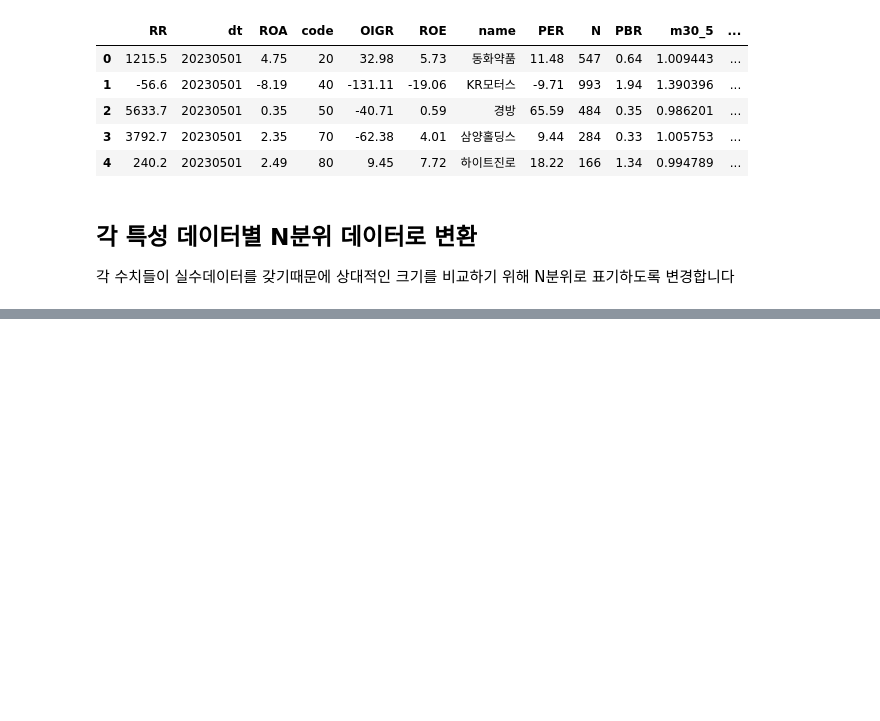
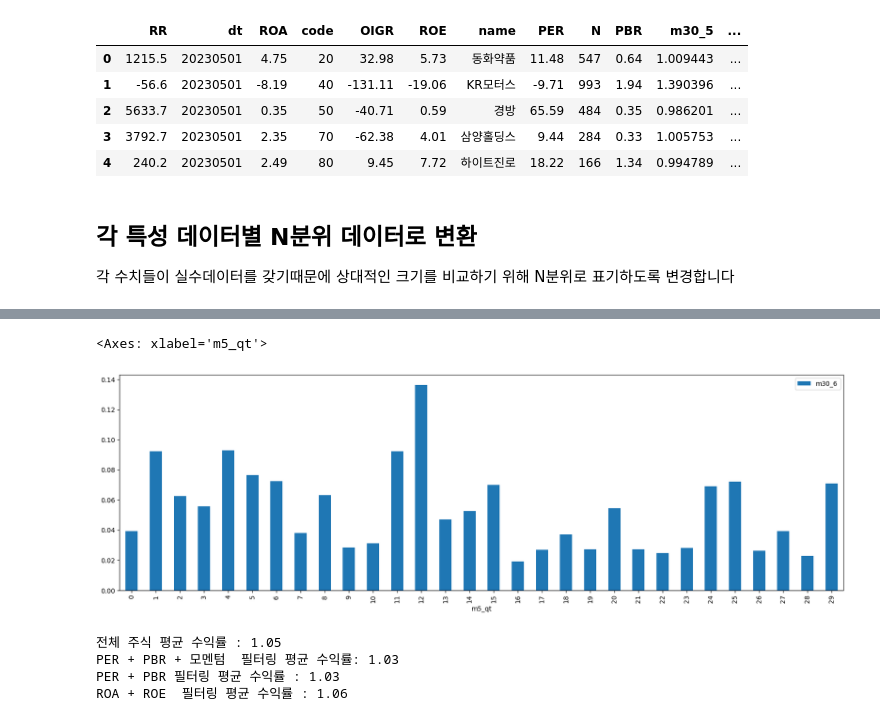
Before and after one commit to jetech-trading/jetech-trading.github.io, a Jupyter notebook: _build/jupyter_execute/stock/20230606.ipynb, the cells around one changed output, grey strips where cells are left out. Drawn from its saved outputs; the diff is of its cells as text; code cells hidden in the pictures; blank space fills up the shorter version.

```diff
--- a/_build/jupyter_execute/stock/20230606.ipynb
+++ b/_build/jupyter_execute/stock/20230606.ipynb
@@ -81,0 +88,21 @@ for ax in axes: ax.grid()
+# %%
+fig, axes = plt.subplots(figsize=(20, 6))
+(df.groupby(['m5_qt']).agg({'m30_6':'mean'})-1).plot(kind='bar', ax=axes)
+# %% [output]
+<Axes: xlabel='m5_qt'>
+[figure, added]
+# %%
+pbr_filter = (df['PBR_qt'] < df['PBR_qt'].mean())
+per_filter = (df['PER_qt'] < df['PER_qt'].mean())
+roa_filter = (df['ROA_qt'] < df['ROA_qt'].mean())
+roe_filter = (df['ROE_qt'] < df['ROE_qt'].mean())
+m5_filter = (df['m5_qt'] > df['m5_qt'].mean())
+print(f'전체 주식 평균 수익률 : {df["m30_6"].mean():,.2f}\n'
+      f'PER + PBR + 모멘텀  필터링 평균 수익률: {df[pbr_filter & per_filter & m5_filter]["m30_6"].mean():,.2f}\n'
+      f'PER + PBR 필터링 평균 수익률 : {df[pbr_filter & per_filter]["m30_6"].mean():,.2f}\n'
+        f'ROA + ROE  필터링 평균 수익률 : {df[roa_filter & roe_filter ]["m30_6"].mean():,.2f}\n')
+# %% [output]
+전체 주식 평균 수익률 : 1.05
+PER + PBR + 모멘텀  필터링 평균 수익률: 1.03
+PER + PBR 필터링 평균 수익률 : 1.03
+ROA + ROE  필터링 평균 수익률 : 1.06
```
Also changed, not shown: parts of 7 cells of this notebook, 12 other files.
